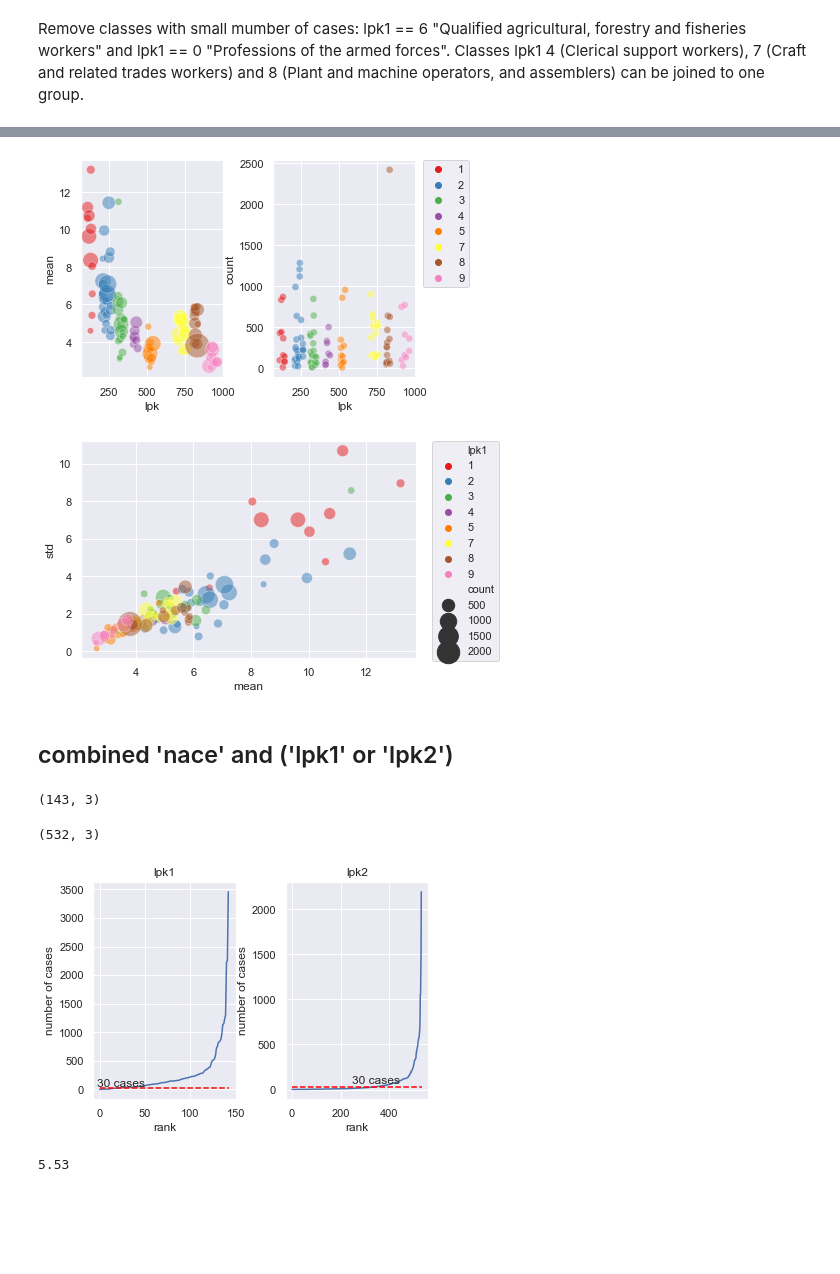
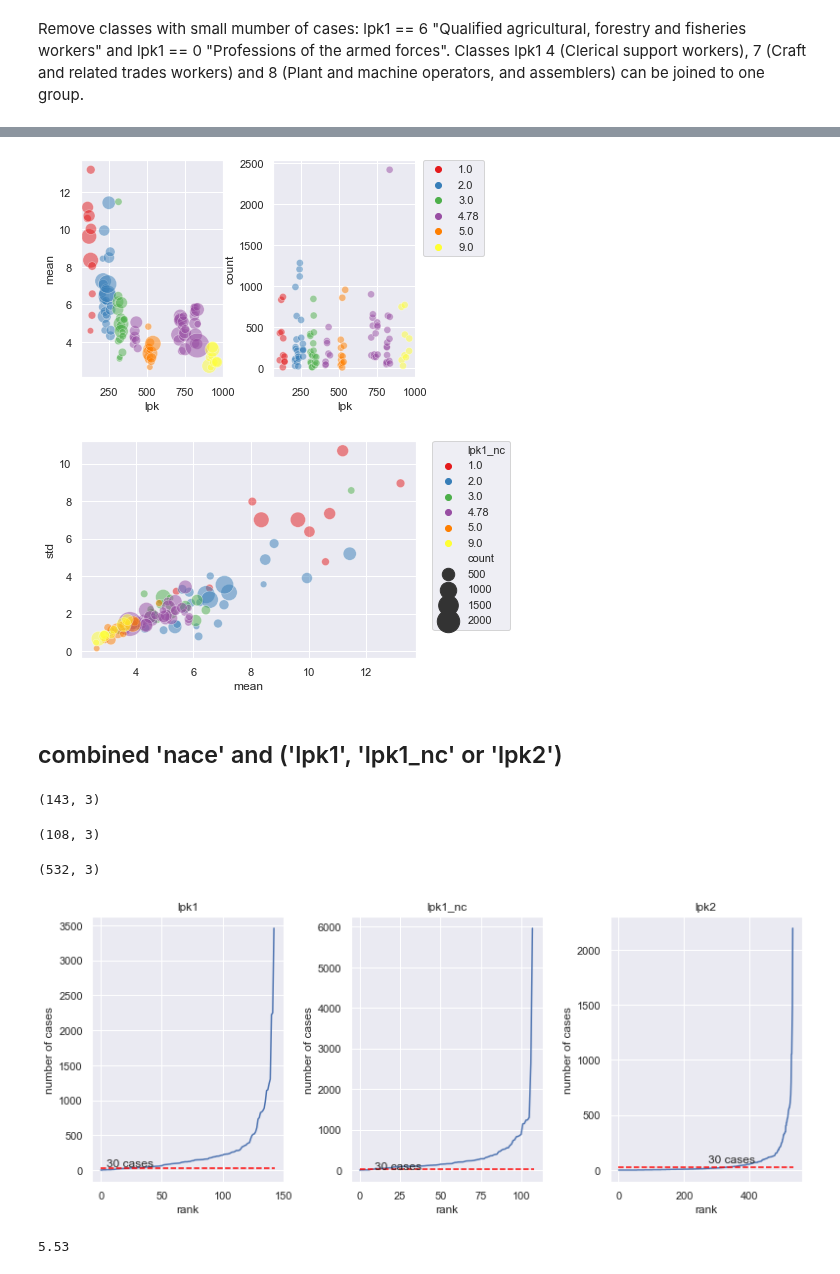
Before and after one commit to EdvinasStonevicius/LT-national-salary-analysis, a Jupyter notebook: python/Feature_engineering.ipynb, the cells around one changed output, grey strips where cells are left out. Drawn from its saved outputs; the diff is of its cells as text; code cells hidden in the pictures; blank space fills up the shorter version.

```diff
--- a/python/Feature_engineering.ipynb
+++ b/python/Feature_engineering.ipynb
@@ -241,0 +244,10 @@ plt.ylim(0, 25);
+# %%
+def outlier_iqr_upper(x, n=1.5):
+    """ check if x is outlier using IQR"""
+    iqr = x.quantile(0.75)-x.quantile(0.25)
+    upper_lim = x.quantile(0.75)+iqr*n
+    return x>=upper_lim
+# %%
+data2018ft['outlier_iqr_lpk1_nc'] = data2018ft.groupby('lpk1_nc')['hourly_rate'].apply(outlier_iqr_upper, n=1.5)
+sns.boxplot(data=data2018ft.query('outlier_iqr_lpk1_nc ==False'), x='lpk1_nc', y='hourly_rate')
+plt.ylim(0, 30);
@@ -246,50 +277,62 @@ sns.set_theme(rc={"figure.figsize":(6, 4)})
 # %%
 f, axes = plt.subplots(1, 2)
 plt.subplots_adjust(wspace = 0.35)
-sns.scatterplot(ax=axes[0], data=lpk_agg, x='lpk', y='mean', hue='lpk1',
+sns.scatterplot(ax=axes[0], data=lpk_agg, x='lpk', y='mean', hue='lpk1_nc',
                  size='count',sizes=(40, 600), alpha=0.5, palette='Set1', legend=False)
-sns.scatterplot(ax=axes[1], data=lpk_agg, x='lpk', y='count', hue='lpk1',
+sns.scatterplot(ax=axes[1], data=lpk_agg, x='lpk', y='count', hue='lpk1_nc',
                 s=50, alpha=0.5,palette='Set1')
 plt.legend(bbox_to_anchor=(1.05, 1), loc=2, borderaxespad=0.0);
 # %% [output]
-[figure, old version]
+[figure, new version]
 # %%
-sns.scatterplot(data=lpk_agg, x='mean', y='std', hue='lpk1',
+sns.scatterplot(data=lpk_agg, x='mean', y='std', hue='lpk1_nc',
                  size='count',sizes=(40, 600), alpha=0.5, palette='Set1')
 plt.legend(bbox_to_anchor=(1.05, 1), loc=2, borderaxespad=0.0);
 # %% [output]
-[figure, old version]
+[figure, new version]
 # %% [markdown]
-## combined 'nace' and ('lpk1' or 'lpk2')
+## combined 'nace' and ('lpk1', 'lpk1_nc' or 'lpk2')
 # %%
 lpk1_nace_agg = data2018ft.groupby(['nace', 'lpk1'])['hourly_rate'].agg(['mean', 'count', 'std'])
 lpk1_nace_agg.shape
 # %% [output]
 (143, 3)
+# %%
+lpk1_nc_nace_agg = data2018ft.groupby(['nace', 'lpk1_nc'])['hourly_rate'].agg(['mean', 'count', 'std'])
+lpk1_nc_nace_agg.shape
+# %% [output]
+(108, 3)
 # %%
 lpk2_nace_agg = data2018ft.groupby(['nace', 'lpk2'])['hourly_rate'].agg(['mean', 'count', 'std'])
 lpk2_nace_agg.shape
 # %% [output]
 (532, 3)
 # %%
-f, (ax1, ax2) = plt.subplots(1, 2)
+f, (ax1, ax2, ax3) = plt.subplots(1, 3, figsize=(13,5))
 plt.subplots_adjust(wspace = 0.35)
 
 ax1.plot(lpk1_nace_agg['count'].sort_values().values)
 ax1.hlines(30, 0, len(lpk1_nace_agg), colors='red', linestyles='dashed')
 ax1.text(25, 100, '30 cases ', ha='center', va='center')
 ax1.set_ylabel('number of cases')
 ax1.set_xlabel('rank')
 ax1.set_title('lpk1')
 
-ax2.plot(lpk2_nace_agg['count'].sort_values().values)
-ax2.hlines(30, 0, len(lpk2_nace_agg), colors='red', linestyles='dashed')
-ax2.text(350, 100, '30 cases ', ha='center', va='center')
+ax2.plot(lpk1_nc_nace_agg['count'].sort_values().values)
+ax2.hlines(30, 0, len(lpk1_nc_nace_agg), colors='red', linestyles='dashed')
+ax2.text(25, 100, '30 cases ', ha='center', va='center')
 ax2.set_ylabel('number of cases')
 ax2.set_xlabel('rank')
-ax2.set_title('lpk2');
+ax2.set_title('lpk1_nc')
+
+ax3.plot(lpk2_nace_agg['count'].sort_values().values)
+ax3.hlines(30, 0, len(lpk2_nace_agg), colors='red', linestyles='dashed')
+ax3.text(350, 100, '30 cases ', ha='center', va='center')
+ax3.set_ylabel('number of cases')
+ax3.set_xlabel('rank')
+ax3.set_title('lpk2');
 # %% [output]
-[figure, old version]
+[figure, new version]
 # %%
 hr_mean = data2018ft['hourly_rate'].mean().round(2)
 hr_mean
```
Also changed, not shown: parts of 12 cells of this notebook, 1 other file.
